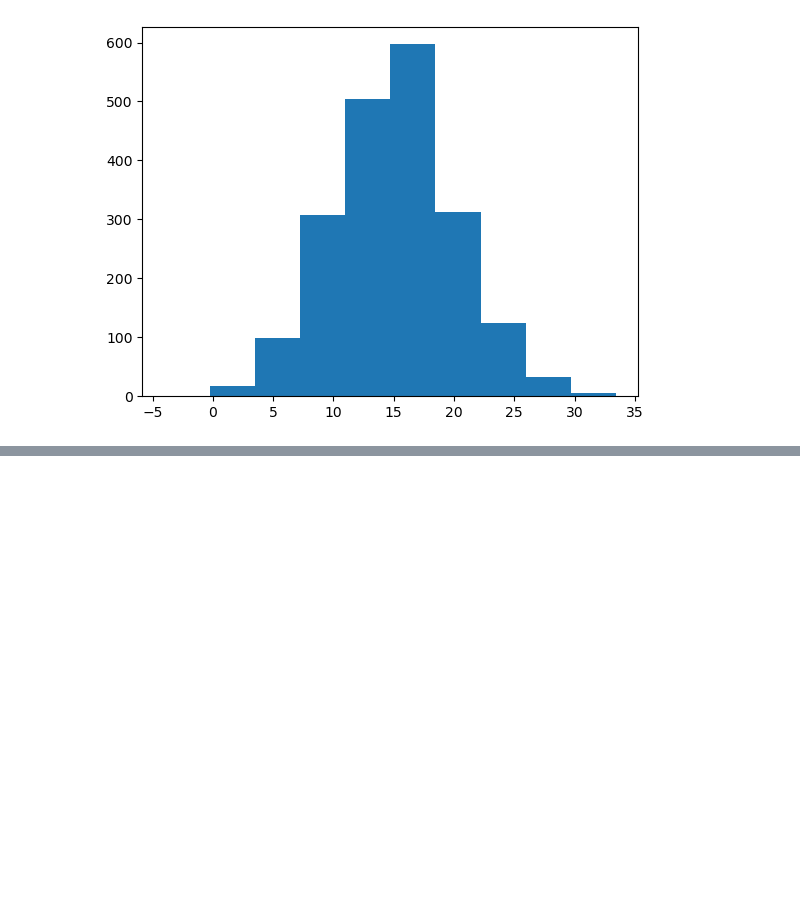
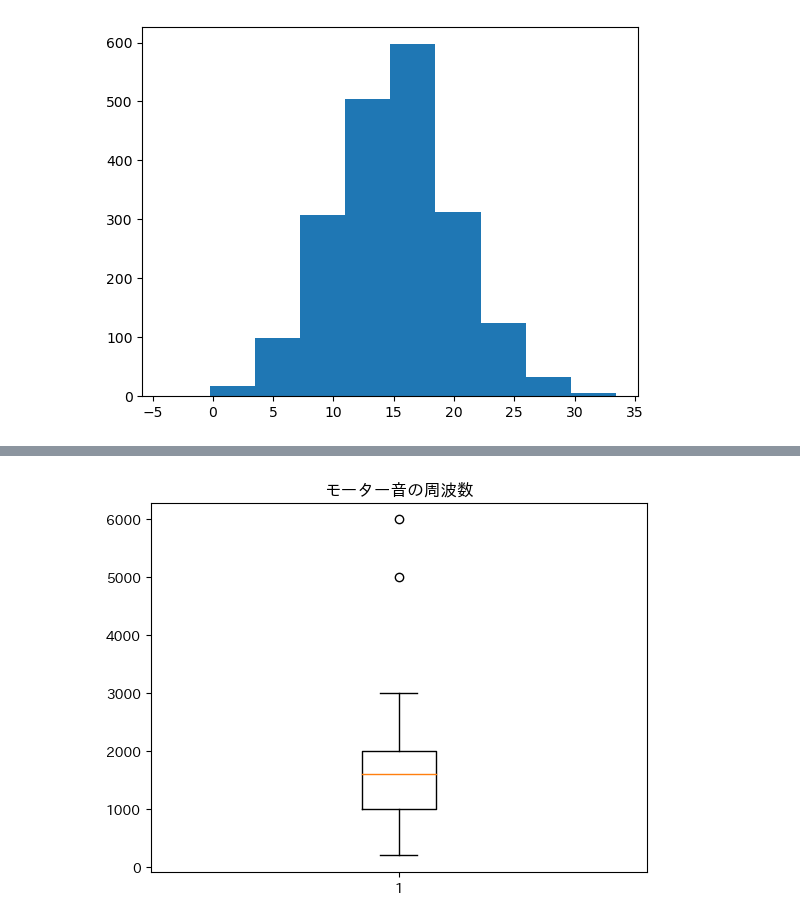
Before and after one commit to picalin/samurai_data_science, a Jupyter notebook: Matplotlibでデータを可視化しよう.ipynb, the cells around one changed output, grey strips where cells are left out. Cells and saved outputs as stored; diff of their text form; code cells hidden in the pictures; blank space fills up the shorter version.

```diff
--- a/Matplotlibでデータを可視化しよう.ipynb
+++ b/Matplotlibでデータを可視化しよう.ipynb
@@ -150,0 +222,14 @@ plt.hist(x)
+# %%
+import matplotlib.pyplot as plt
+import japanize_matplotlib
+
+# モーターの周波数
+hertz = [300, 200, 200, 500, 600, 2000, 1600, 1800, 1850, 1700, 1500, 1500, 1500, 1400, 5000, 6000, 2000, 3000, 3000]
+# 箱ひげ図
+plt.boxplot(hertz)
+# 日本語でタイトルを設定する
+plt.title('モーター音の周波数')
+# 描画
+plt.show()
+# %% [output]
+[figure, added]
```
Also changed, not shown: parts of 9 cells of this notebook, 1 other file.
